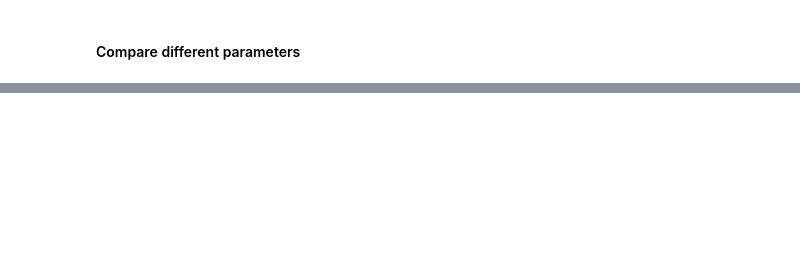
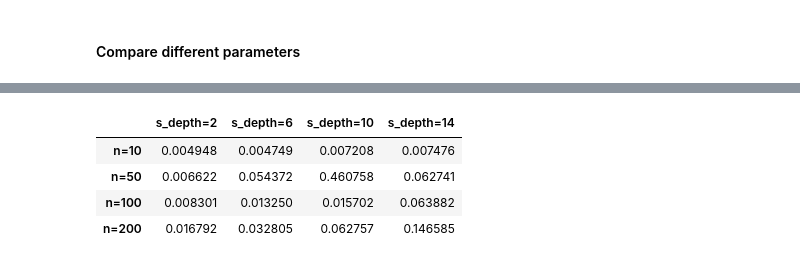
Before and after one commit to Zhuoyue-Huang/M3R-signature-inversion, a Jupyter notebook: sig_fourier.ipynb, the cells around one changed output, grey strips where cells are left out. Saved outputs shown, nothing was run; the diff lists cells and outputs as text; code cells hidden in the pictures; blank space fills up the shorter version.

```diff
--- a/sig_fourier.ipynb
+++ b/sig_fourier.ipynb
@@ -202,3 +146,11 @@ tensor([[0.0056, 0.0037, 0.0061, 0.0444],
+# %%
+df_f_40
+# %% [output]
+|  | s_depth=2 | s_depth=6 | s_depth=10 | s_depth=14 |
+| n=10 | 0.004948 | 0.004749 | 0.007208 | 0.007476 |
+| n=50 | 0.006622 | 0.054372 | 0.460758 | 0.062741 |
+| n=100 | 0.008301 | 0.013250 | 0.015702 | 0.063882 |
+| n=200 | 0.016792 | 0.032805 | 0.062757 | 0.146585 |
 # %%
 ## Linear model implementation
 # class LinearRegressionModel(torch.nn.Module):
```
Also changed, not shown: parts of 18 cells of this notebook, 1 other file.
